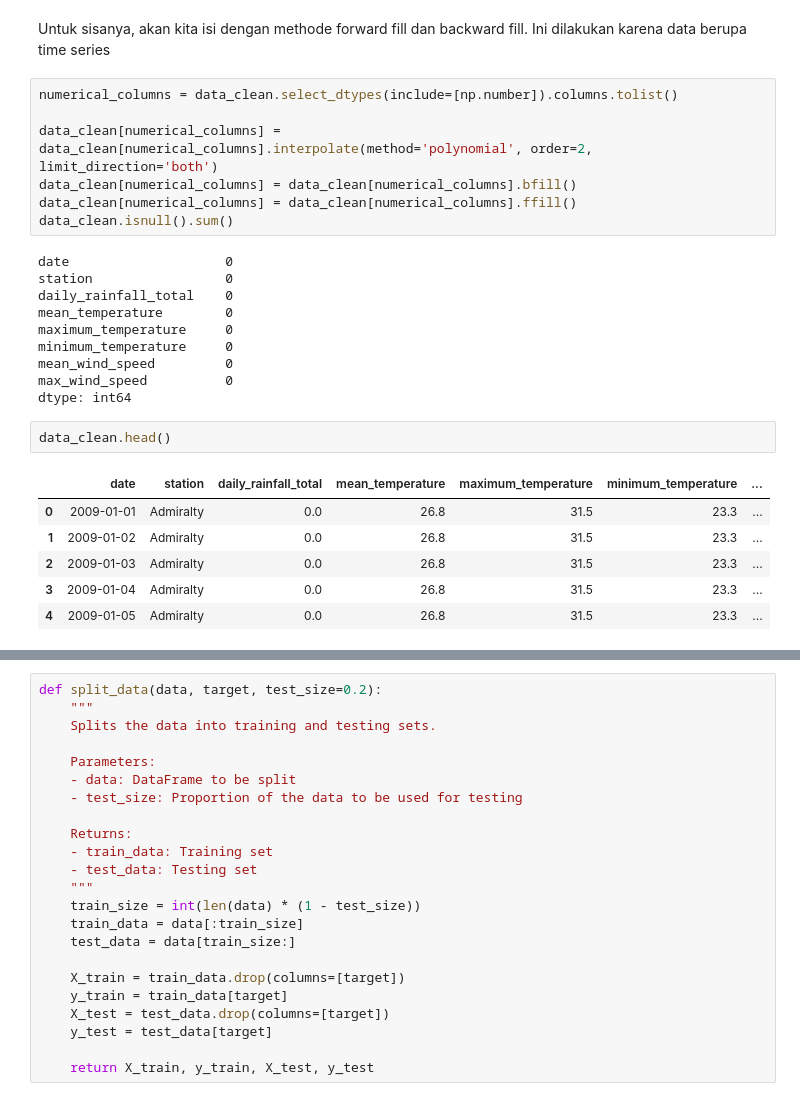
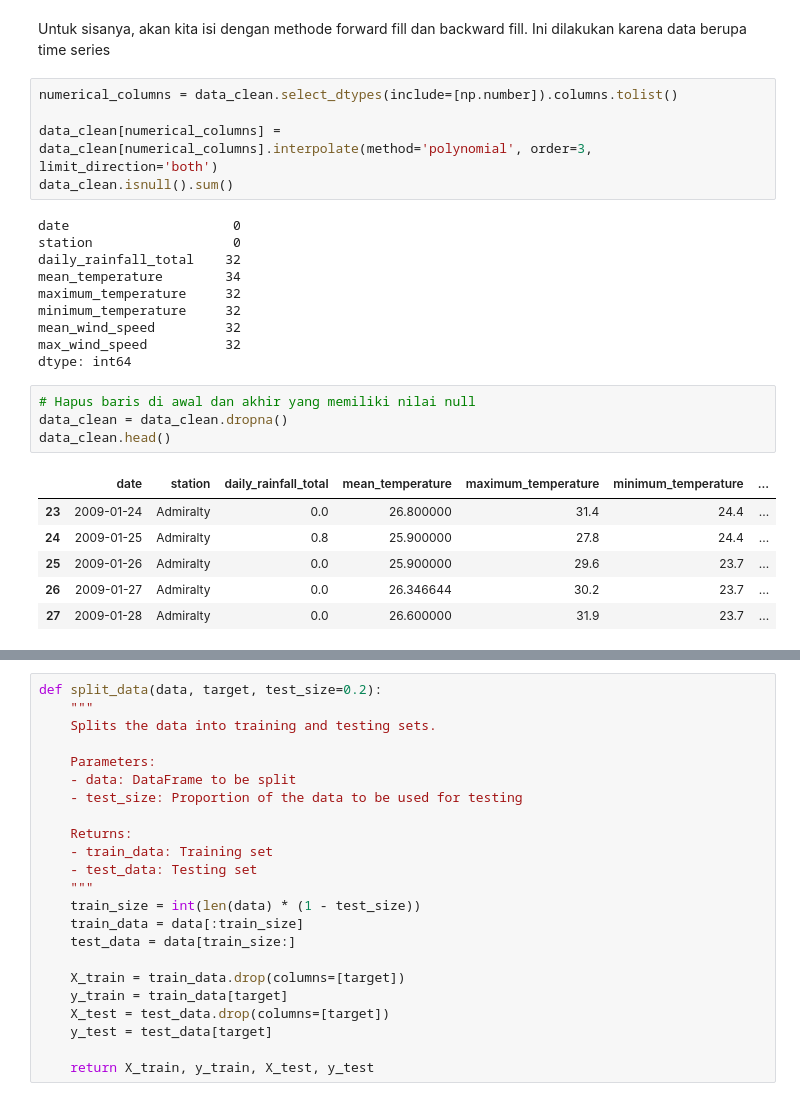
Before and after one commit to mie-intel/AI-WSM, a Jupyter notebook: A.ipynb, the cells around one changed output, grey strips where cells are left out. Cells and saved outputs as stored; diff of their text form.

```diff
--- a/A.ipynb
+++ b/A.ipynb
@@ -145,26 +145,26 @@ Untuk sisanya, akan kita isi dengan methode forward fill dan backward fill. Ini
 # %%
 numerical_columns = data_clean.select_dtypes(include=[np.number]).columns.tolist()
 
-data_clean[numerical_columns] = data_clean[numerical_columns].interpolate(method='polynomial', order=2, limit_direction='both')
-data_clean[numerical_columns] = data_clean[numerical_columns].bfill()
-data_clean[numerical_columns] = data_clean[numerical_columns].ffill()
+data_clean[numerical_columns] = data_clean[numerical_columns].interpolate(method='polynomial', order=3, limit_direction='both')
 data_clean.isnull().sum()
 # %% [output]
-date                    0
-station                 0
-daily_rainfall_total    0
-mean_temperature        0
-maximum_temperature     0
-minimum_temperature     0
-mean_wind_speed         0
-max_wind_speed          0
+date                     0
+station                  0
+daily_rainfall_total    32
+mean_temperature        34
+maximum_temperature     32
+minimum_temperature     32
+mean_wind_speed         32
+max_wind_speed          32
 dtype: int64
-# %%
-data_clean.head()
-# %% [output]
-|  | date | station | daily_rainfall_total | mean_temperature | maximum_temperature | minimum_temperature | ... |
-| 0 | 2009-01-01 | Admiralty | 0.0 | 26.8 | 31.5 | 23.3 | ... |
-| 1 | 2009-01-02 | Admiralty | 0.0 | 26.8 | 31.5 | 23.3 | ... |
-| 2 | 2009-01-03 | Admiralty | 0.0 | 26.8 | 31.5 | 23.3 | ... |
-| 3 | 2009-01-04 | Admiralty | 0.0 | 26.8 | 31.5 | 23.3 | ... |
-| 4 | 2009-01-05 | Admiralty | 0.0 | 26.8 | 31.5 | 23.3 | ... |
+# %%
+# Hapus baris di awal dan akhir yang memiliki nilai null
+data_clean = data_clean.dropna()
+data_clean.head()
+# %% [output]
+|  | date | station | daily_rainfall_total | mean_temperature | maximum_temperature | minimum_temperature | ... |
+| 23 | 2009-01-24 | Admiralty | 0.0 | 26.800000 | 31.4 | 24.4 | ... |
+| 24 | 2009-01-25 | Admiralty | 0.8 | 25.900000 | 27.8 | 24.4 | ... |
+| 25 | 2009-01-26 | Admiralty | 0.0 | 25.900000 | 29.6 | 23.7 | ... |
+| 26 | 2009-01-27 | Admiralty | 0.0 | 26.346644 | 30.2 | 23.7 | ... |
+| 27 | 2009-01-28 | Admiralty | 0.0 | 26.600000 | 31.9 | 23.7 | ... |
```
Also changed, not shown: parts of 8 cells of this notebook, 2 other files.
